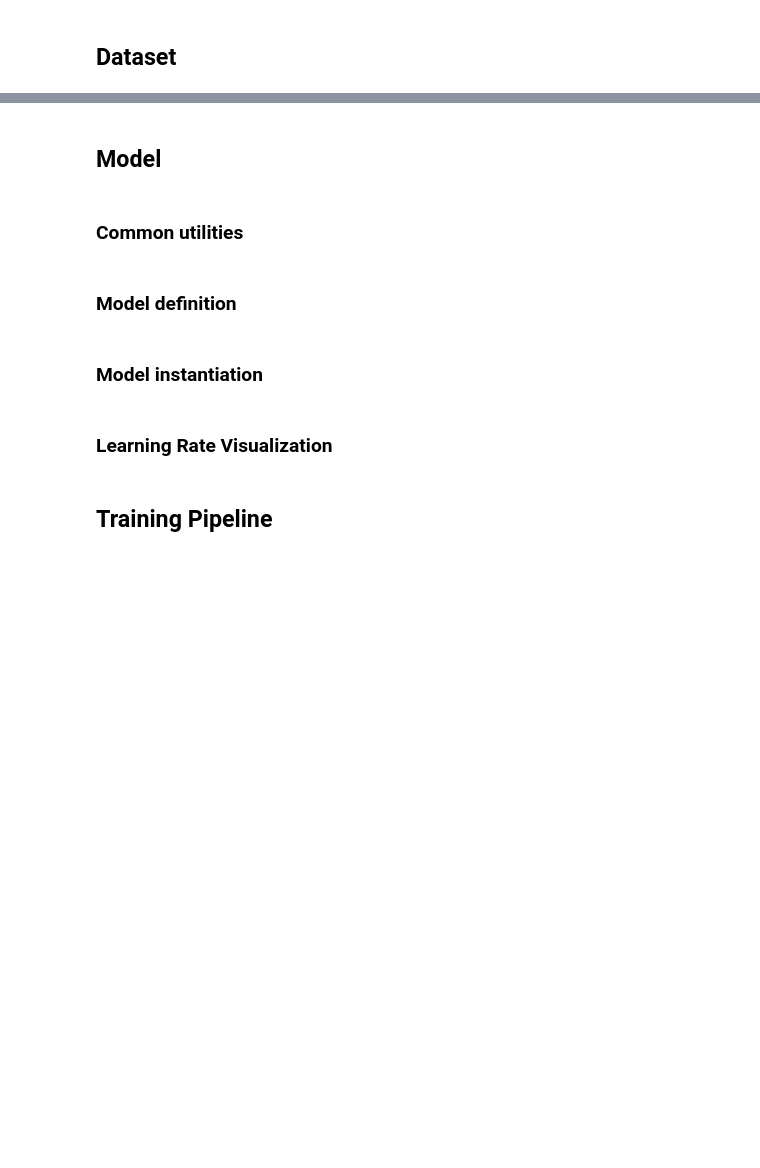
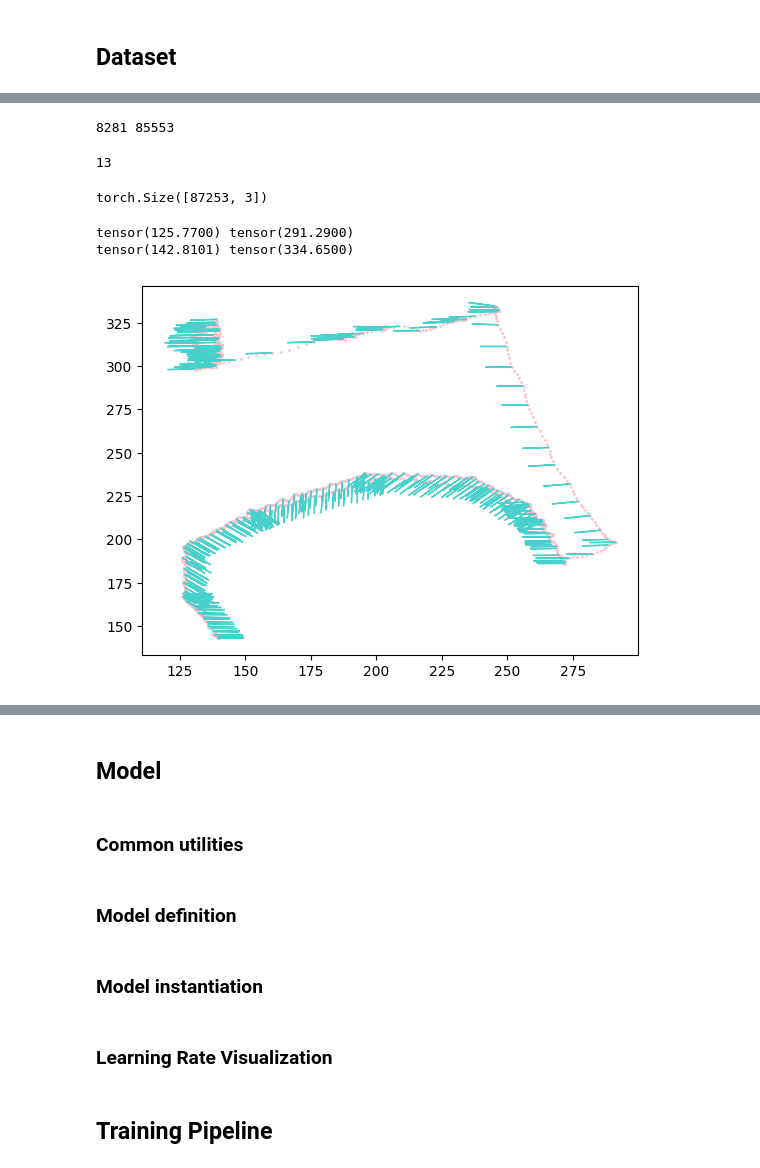
Before and after one commit to Bender97/SonarDescriptor-DF, a Jupyter notebook: SonarDescriptor_method-Copy1.ipynb, the cells around one changed output, grey strips where cells are left out. Drawn from its saved outputs; the diff is of its cells as text; code cells hidden in the pictures; blank space fills up the shorter version.

```diff
--- a/SonarDescriptor_method-Copy1.ipynb
+++ b/SonarDescriptor_method-Copy1.ipynb
@@ -49,7 +104,7 @@ class Pose:
 class SonarDescriptorRealDataset(Dataset):
     def __init__(self, datapath, database4val=None):
         self.img_source = glob.glob("/home/penguin2/SonarDescriptor/training_set/placerec_trieste/imgs/*")
-        self.img_labels = glob.glob("/home/penguin2/SonarDescriptor/training_set/placerec_trieste/pose/*")
+        self.img_labels = glob.glob("/home/penguin2/SonarDescriptor/training_set/placerec_trieste/newposes/*")
 
         self.img_source.sort()
         self.img_labels.sort()
@@ -405,3 +480,25 @@ def generate_interference_mask(x1, y1, Y1, Y1_deg, x2, y2, Y2, Y2_deg, sonar_map
     iou = intersection/union if union>0 else 0
 
     return mask3, iou
+# %%
+
+def scatter_point(x, y, color, label=None):
+    global plt
+    if label is None:
+        plt.scatter(x, y, c=color, s = 20.51)
+    else:
+        plt.scatter(x, y, c=color, s = 20.51, label=label)
+
+
+def scatter_real_orientation(x, y, Y, color, rad=50):
+    global plt
+    dx, dy = rad*math.cos(Y), rad*math.sin(Y)
+    plt.arrow(x, y, dy, dx, color=color)
+
+def plot_real_poses(rd, color="pink"):
+    global plt
+    plt.scatter(rd.poses[:, 0], rd.poses[:, 1], c=color, marker='o', linestyle='None', s =1)
+    for i in range(0, rd.poses.shape[0], 5):
+    # for i in range(0, 100, 1):
+        q_x, q_y, q_Y_deg = rd.poses[i, :]
+        scatter_real_orientation(q_x, q_y, (q_Y_deg*np.pi/180) % np.pi, "mediumturquoise")
@@ -407,0 +517,36 @@ def generate_interference_mask(x1, y1, Y1, Y1_deg, x2, y2, Y2, Y2_deg, sonar_map
+# %%
+
+poses_len = 0
+augm_poses_len = 0
+for i in range(len(train_data.imgs)):
+    poses_len +=1
+    if i<train_data.synth:
+        for shift_idx in range(len(train_data.shifts)):
+            augm_poses_len += 1
+# %%
+print(poses_len, augm_poses_len)
+# %% [output]
+8281 85553
+# %%
+len(train_data.shifts)
+# %% [output]
+13
+# %%
+train_data.augm_poses.shape
+# %% [output]
+torch.Size([87253, 3])
+# %%
+print(real_data.poses[:, 0].min(), real_data.poses[:, 0].max())
+print(real_data.poses[:, 1].min(), real_data.poses[:, 1].max())
+# %% [output]
+tensor(125.7700) tensor(291.2900)
+tensor(142.8101) tensor(334.6500)
+# %%
+plt.scatter(real_data.poses[:, 0], real_data.poses[:, 1], c="pink", marker='o', linestyle='None', s =1)
+for i in range(0, real_data.poses.shape[0], 5):
+    q_x, q_y, q_Y_deg = real_data.poses[i, :]
+    q_Y = (q_Y_deg+90)*np.pi/180
+    q_Y %= 2*np.pi
+    scatter_real_orientation(q_x, q_y, q_Y, "mediumturquoise", rad=10)
+# %% [output]
+[figure, added]
```
Also changed, not shown: parts of 35 cells of this notebook.
